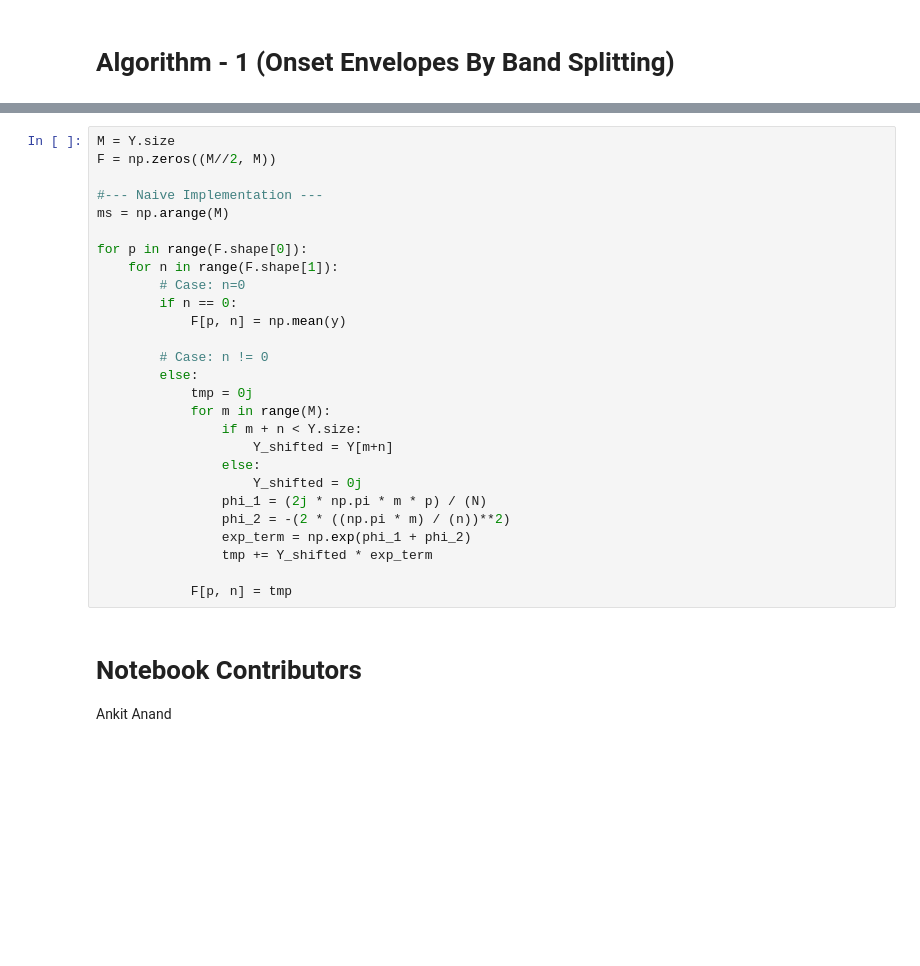
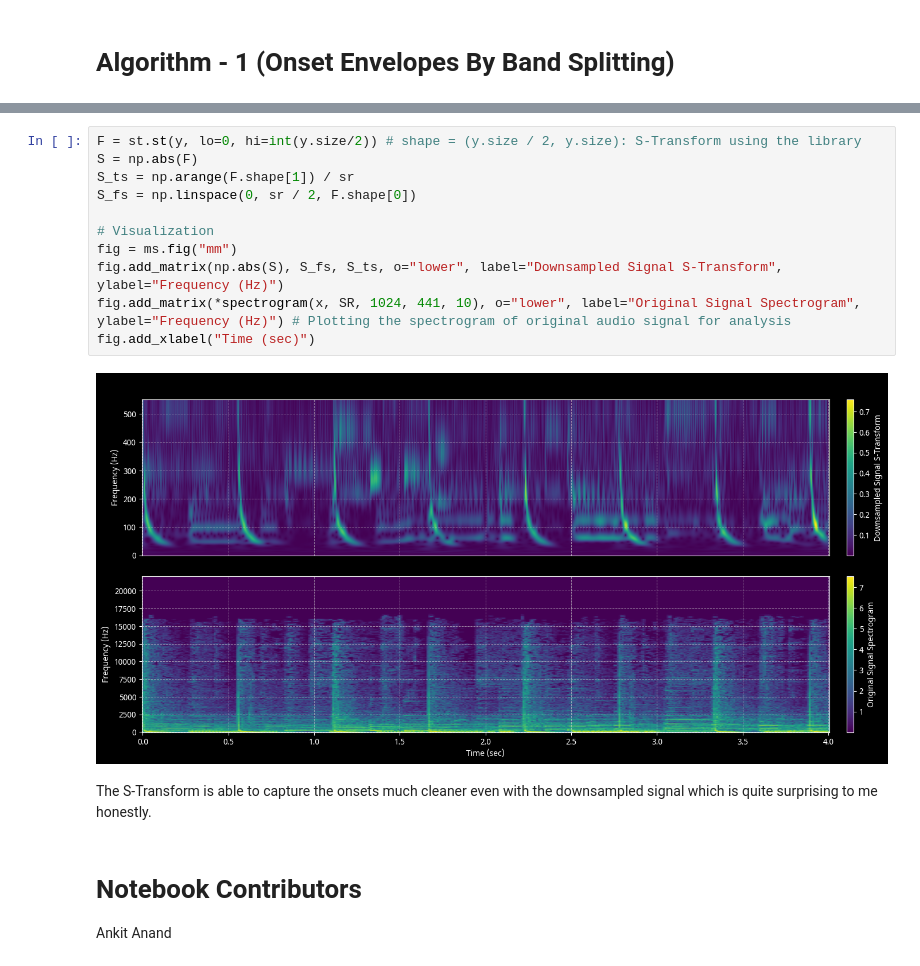
Before and after one commit to meluron-codecafe/devquest, a Jupyter notebook: notebooks/ONSET-_[2017]_On_Musical_Onset_Detection_via_the_S-Transform.ipynb, the cells around one changed output, grey strips where cells are left out. Saved outputs shown, nothing was run; the diff lists cells and outputs as text; blank space fills up the shorter version.

```diff
--- a/notebooks/ONSET-_[2017]_On_Musical_Onset_Detection_via_the_S-Transform.ipynb
+++ b/notebooks/ONSET-_[2017]_On_Musical_Onset_Detection_via_the_S-Transform.ipynb
@@ -87,30 +146,18 @@ fig.add_legend()
-# %%
-M = Y.size
-F = np.zeros((M//2, M))
-
-#--- Naive Implementation ---
-ms = np.arange(M)
-
-for p in range(F.shape[0]):
-    for n in range(F.shape[1]):
-        # Case: n=0
-        if n == 0:
-            F[p, n] = np.mean(y)
-
-        # Case: n != 0
-        else:
-            tmp = 0j
-            for m in range(M):
-                if m + n < Y.size:
-                    Y_shifted = Y[m+n]
-                else:
-                    Y_shifted = 0j
-                phi_1 = (2j * np.pi * m * p) / (N)
-                phi_2 = -(2 * ((np.pi * m) / (n))**2)
-                exp_term = np.exp(phi_1 + phi_2)
-                tmp += Y_shifted * exp_term
-
-            F[p, n] = tmp
+# %%
+F = st.st(y, lo=0, hi=int(y.size/2)) # shape = (y.size / 2, y.size): S-Transform using the library
+S = np.abs(F)
+S_ts = np.arange(F.shape[1]) / sr
+S_fs = np.linspace(0, sr / 2, F.shape[0])
+
+# Visualization
+fig = ms.fig("mm")
+fig.add_matrix(np.abs(S), S_fs, S_ts, o="lower", label="Downsampled Signal S-Transform", ylabel="Frequency (Hz)")
+fig.add_matrix(*spectrogram(x, SR, 1024, 441, 10), o="lower", label="Original Signal Spectrogram", ylabel="Frequency (Hz)") # Plotting the spectrogram of original audio signal for analysis
+fig.add_xlabel("Time (sec)")
+# %% [output]
+[figure, added]
+# %% [markdown]
+The S-Transform is able to capture the onsets much cleaner even with the downsampled signal which is quite surprising to me honestly.
 # %% [markdown]
 # Notebook Contributors
 
```
Also changed, not shown: parts of 13 cells of this notebook, 4 other files.
